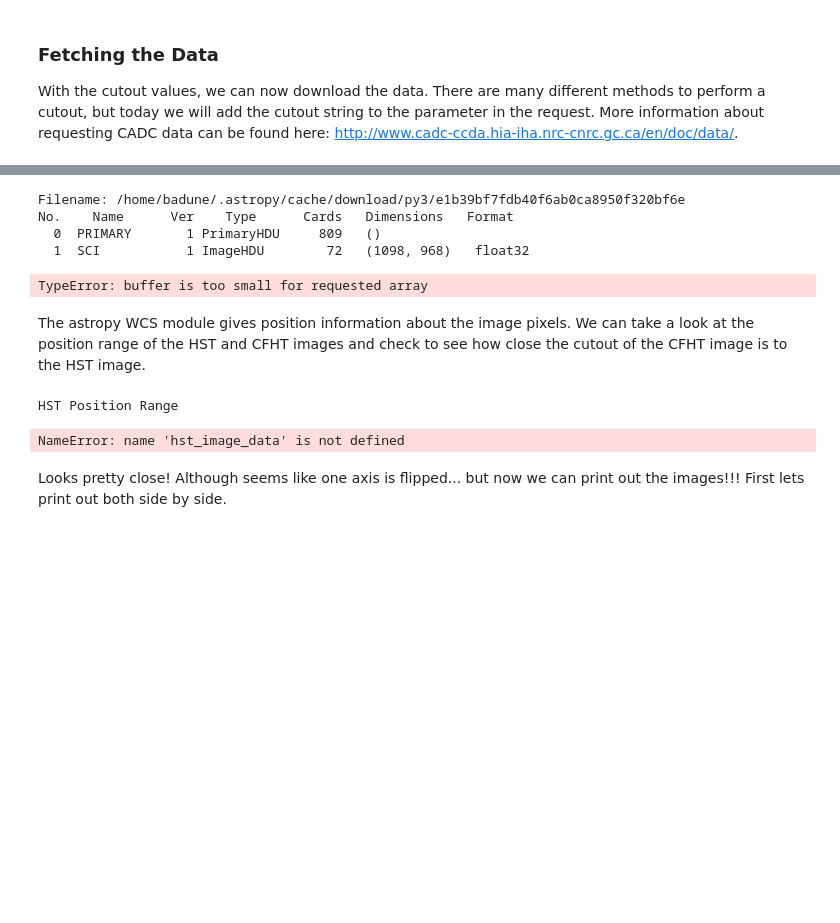
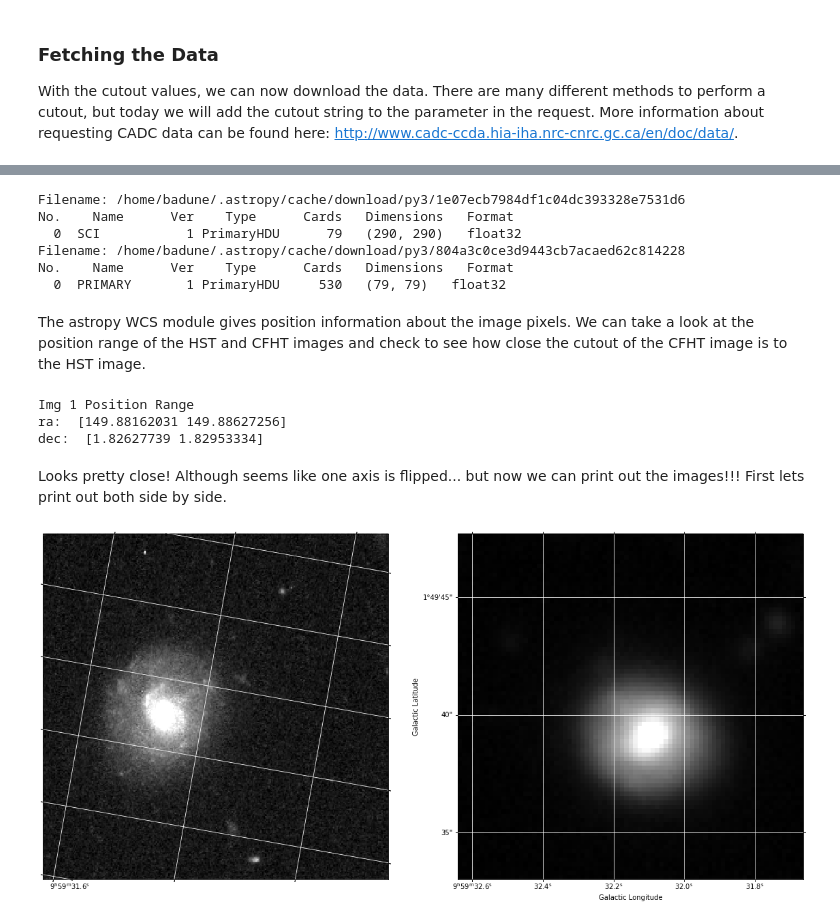
Before and after one commit to ellieb/astroquery_tutorial, a Jupyter notebook: astroquery_example_v1.ipynb, the cells around one changed output, grey strips where cells are left out. Drawn from its saved outputs; the diff is of its cells as text; code cells hidden in the pictures; blank space fills up the shorter version.

```diff
--- a/astroquery_example_v1.ipynb
+++ b/astroquery_example_v1.ipynb
@@ -221,13 +205,14 @@ Notice how we have the same number of results using both the two methods? Pretty
 Now let's choose two images, find a suitable cutout, download them, and display them. We will use the `get_data_urls` function to actually access the data.
 # %%
 # Selcting the first CFHT and HST images
-cfht_result = results[(results['collection'] == 'CFHTMEGAPIPE')][0]
-hst_result = results[(results['collection'] == 'HST')][0]
+product_id_list = [results[(results['collection'] == 'CFHTMEGAPIPE')][0]['productID'], results[(results['collection'] == 'HST')][0]['productID']]
 
+hst_results = results[(results['collection'] == 'HST')][0:1]
+cfht_results = results[(results['collection'] == 'CFHTMEGAPIPE')][0:1]
+
+urls = [cadc.get_data_urls(hst_results)[0], cadc.get_data_urls(cfht_results)[0]]
 # Get links to the data
-cfht_url = cadc.get_data_urls(results[(results['productID'] == cfht_result['productID'])])[0]
-hst_url = cadc.get_data_urls(results[(results['productID'] == hst_result['productID'])])[0]
+#urls = [cadc.get_data_urls(results[(results['productID'] == product_id)])[0] for product_id in product_id_list]
 
-print('{} url: {}'.format(cfht_result['productID'], cfht_url))
-print('{} url: {}'.format(hst_result['productID'], hst_url))
+print(urls)
 # %% [output]
@@ -307,7 +301,7 @@ def download_url_to_file(url, cutout=None, data_dir='data'):
 
 def get_image_data(file, ext=0):
     '''Returns the image data and wcs coordinate data of a fits file at the given extension'''
-    with fits.open(file, ignore_missing_end=True) as hdulist:
+    with fits.open(file, ignore_missing_end=True, memmap=True) as hdulist:
         hdulist.info()
         w = WCS(hdulist[ext].header)
         image_data = hdulist[ext].data
@@ -316,7 +310,7 @@ def get_image_data(file, ext=0):
 def get_image_data_from_url(url, cutout=None, ext=0):
     '''Returns the image data and wcs coordinate data of a fits file at the given extension'''
     data_url = url + '&cutout={}'.format(cutout) if cutout else url
-    with fits.open(data_url, ignore_missing_end=True) as hdulist:
+    with fits.open(data_url, ignore_missing_end=True, memmap=False) as hdulist:
         hdulist.info()
         w = WCS(hdulist[ext].header)
         image_data = hdulist[ext].data
@@ -331,14 +322,14 @@ cfht_image_data, cfht_w = get_image_data('{fname}'.format(fname=cfht_fname), ext
 # %%
 # To read from url
 # Use this for myBinder
-hst_image_data, hst_w = get_image_data_from_url(hst_url, cutout=hst_pixels, ext=1)
-cfht_image_data, cfht_w = get_image_data_from_url(cfht_url, cutout=cfht_pixels, ext=0)
+data_list = [get_image_data_from_url(url, cutout=cutout) for url, cutout in zip(urls, cutouts)]
 # %% [output]
-Filename: /home/badune/.astropy/cache/download/py3/e1b39bf7fdb40f6ab0ca8950f320bf6e
+Filename: /home/badune/.astropy/cache/download/py3/1e07ecb7984df1c04dc393328e7531d6
 No.    Name      Ver    Type      Cards   Dimensions   Format
-  0  PRIMARY       1 PrimaryHDU     809   ()
-  1  SCI           1 ImageHDU        72   (1098, 968)   float32
+  0  SCI           1 PrimaryHDU      79   (290, 290)   float32
+Filename: /home/badune/.astropy/cache/download/py3/804a3c0ce3d9443cb7acaed62c814228
+No.    Name      Ver    Type      Cards   Dimensions   Format
+  0  PRIMARY       1 PrimaryHDU     530   (79, 79)   float32
-TypeError: buffer is too small for requested array
 # %% [markdown]
 The astropy WCS module gives position information about the image pixels. We can take a look at the position range of the HST and CFHT images and check to see how close the cutout of the CFHT image is to the HST image.
 # %%
@@ -349,14 +340,13 @@ def print_position_range(image_data, w):
     print('ra: ', ra)
     print('dec: ', dec)
 
-print('HST Position Range')
-print_position_range(hst_image_data, hst_w)
-
-print('CFHT Position Range')
-print_position_range(cfht_image_data, cfht_w)
+print('Img 1 Position Range')
+image_data, w = data_list[0][0], data_list[0][1]
+print_position_range(image_data, w)
 # %% [output]
-HST Position Range
+Img 1 Position Range
+ra:  [149.88162031 149.88627256]
+dec:  [1.82627739 1.82953334]
-NameError: name 'hst_image_data' is not defined
 # %% [markdown]
 Looks pretty close! Although seems like one axis is flipped... but now we can print out the images!!! First lets print out both side by side.
 # %%
@@ -416,0 +407,4 @@ plot_dual_wcs_images(cfht_image_data, cfht_w, hst_image_data, hst_w)
+# %%
+plot_image_list(data_list)
+# %% [output]
+[figure, added]
```
Also changed, not shown: parts of 19 cells of this notebook, 1 other file.
